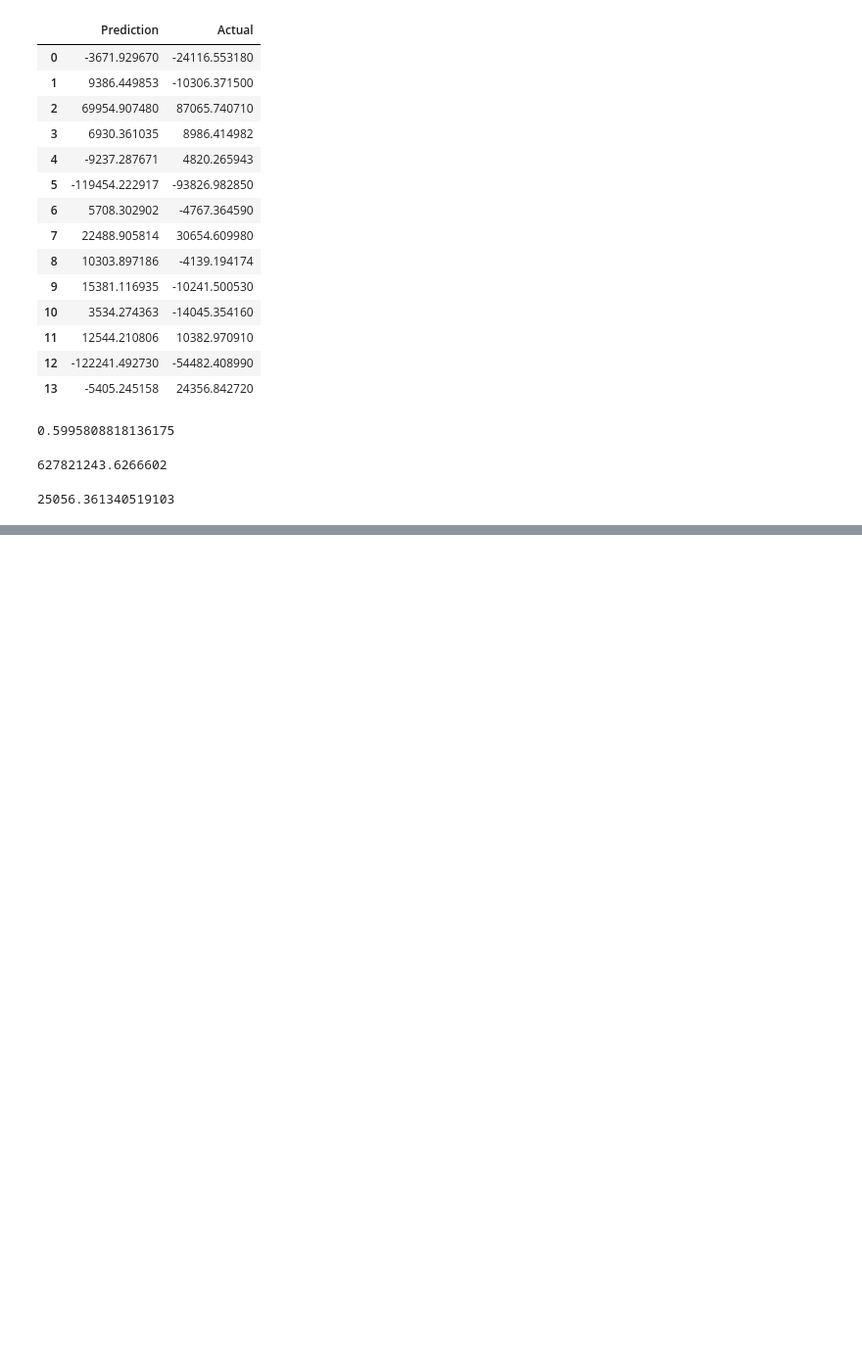
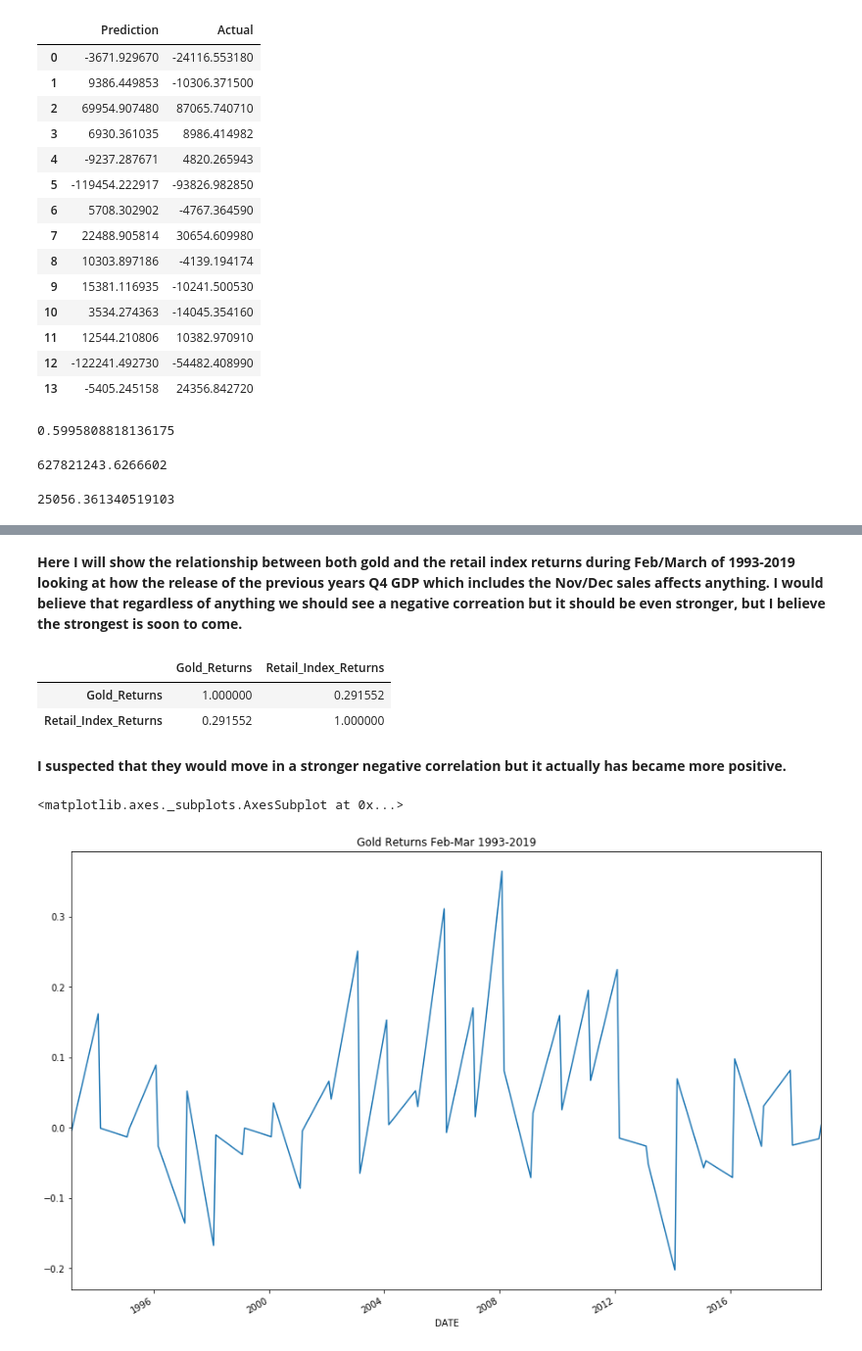
Before and after one commit to junaidqamer/HolidaySales, a Jupyter notebook: Main_notebook.ipynb, the cells around one changed output, grey strips where cells are left out. Shown at 98% size. Drawn from its saved outputs; the diff is of its cells as text; code cells hidden in the pictures; blank space fills up the shorter version.

```diff
--- a/Main_notebook.ipynb
+++ b/Main_notebook.ipynb
@@ -927,0 +1171,8 @@ rmse
+# %%
+#gold vs retail DF February/March 1993-2019.
+feb_gold_df=Path("~/git/HolidaySales/DataSets/gold_retail_febmar.csv")
+f_m_gold_retail_df=pd.read_csv(feb_gold_df,parse_dates=True,infer_datetime_format=True,index_col="DATE")
+# %%
+f_m_gold_retail_df=f_m_gold_retail_df.pct_change().dropna()
+# %%
+f_m_gold_retail_df=f_m_gold_retail_df.rename(columns={"close":"Gold_Returns","monthly_retail":"Retail_Index_Returns"})
@@ -927,0 +1189,15 @@ rmse
+# %% [markdown]
+**Here I will show the relationship between both gold and the retail index returns during Feb/March of 1993-2019 looking at how the release of the previous years Q4 GDP which includes the Nov/Dec sales affects anything. I would believe that regardless of anything we should see a negative correation but it should be even stronger, but I believe the strongest is soon to come.**
+# %%
+f_m_gold_retail_df.corr()
+# %% [output]
+|  | Gold_Returns | Retail_Index_Returns |
+| Gold_Returns | 1.000000 | 0.291552 |
+| Retail_Index_Returns | 0.291552 | 1.000000 |
+# %% [markdown]
+**I suspected that they would move in a stronger negative correlation but it actually has became more positive.**
+# %%
+f_m_gold_retail_df["Gold_Returns"].plot(figsize=(15,10),title="Gold Returns Feb-Mar 1993-2019")
+# %% [output]
+<matplotlib.axes._subplots.AxesSubplot at 0x...>
+[figure, added]
```
Also changed, not shown: parts of 130 cells of this notebook.
